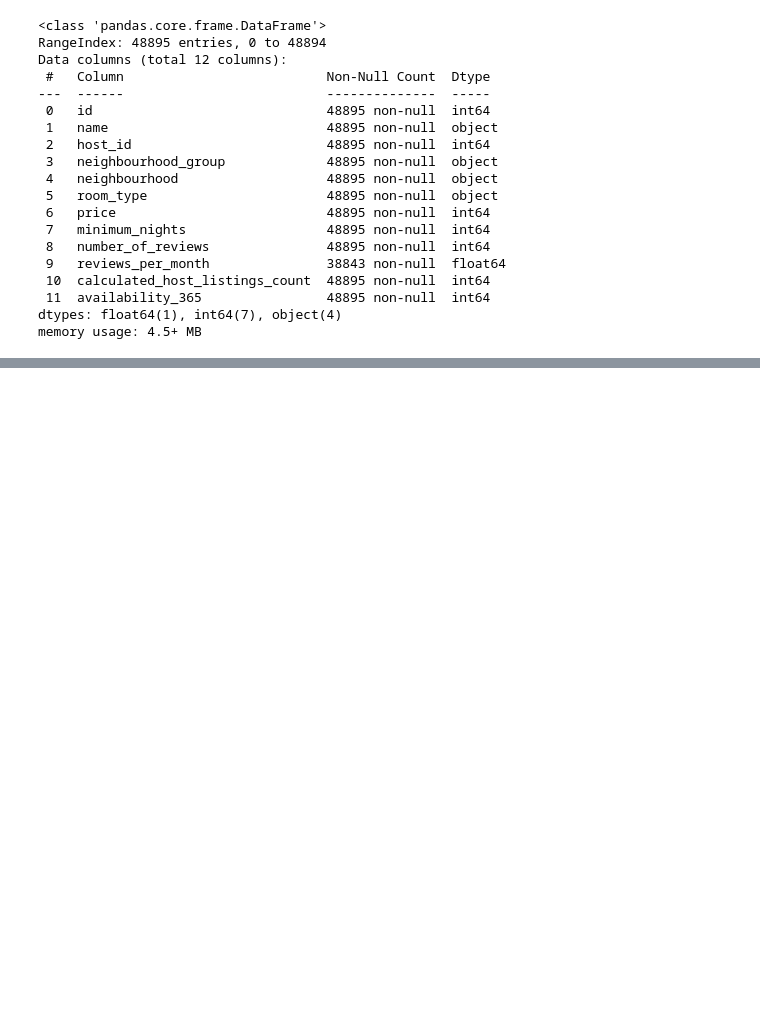
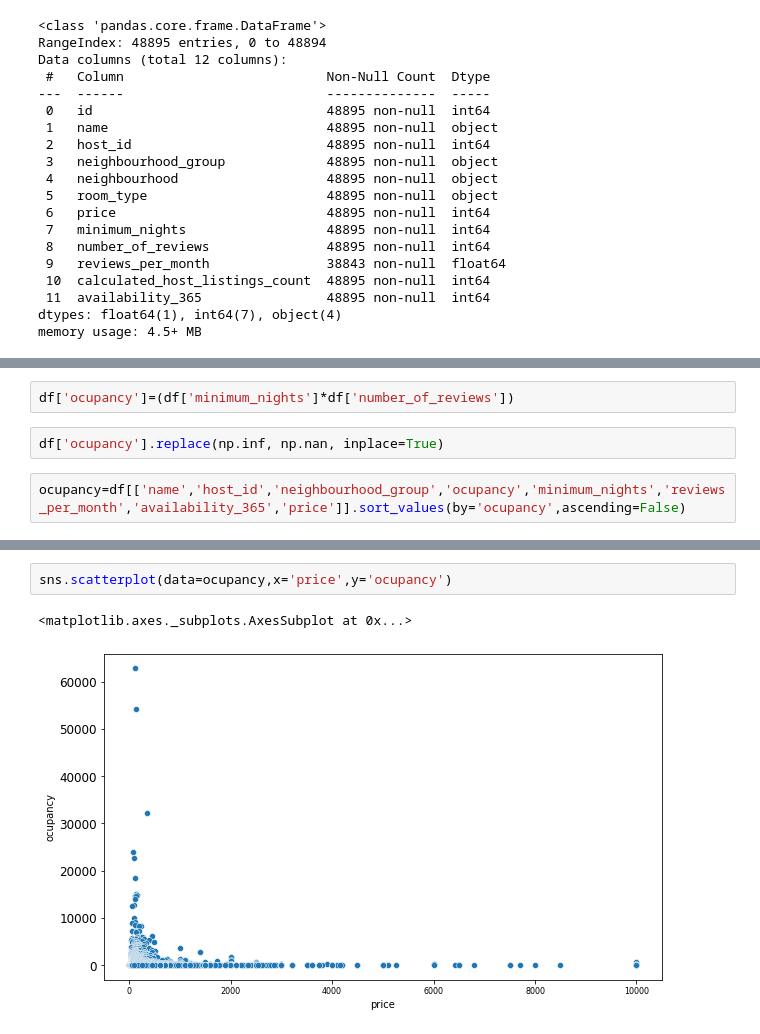
Before and after one commit to junaiskv94/Airbnb_bookin_Analysis, a Jupyter notebook: Copy_of_Airbnb_Bookings_Analysis_Capstone_Project.ipynb, the cells around one changed output, grey strips where cells are left out. Cells and saved outputs as stored; diff of their text form; blank space fills up the shorter version.

```diff
--- a/Copy_of_Airbnb_Bookings_Analysis_Capstone_Project.ipynb
+++ b/Copy_of_Airbnb_Bookings_Analysis_Capstone_Project.ipynb
@@ -607,0 +754,6 @@ memory usage: 4.5+ MB
+# %%
+df['ocupancy']=(df['minimum_nights']*df['number_of_reviews'])
+# %%
+df['ocupancy'].replace(np.inf, np.nan, inplace=True)
+# %%
+ocupancy=df[['name','host_id','neighbourhood_group','ocupancy','minimum_nights','reviews_per_month','availability_365','price']].sort_values(by='ocupancy',ascending=False)
@@ -607,0 +776,5 @@ memory usage: 4.5+ MB
+# %%
+sns.scatterplot(data=ocupancy,x='price',y='ocupancy')
+# %% [output]
+<matplotlib.axes._subplots.AxesSubplot at 0x...>
+[figure, added]
```
Also changed, not shown: parts of 16 cells of this notebook.
